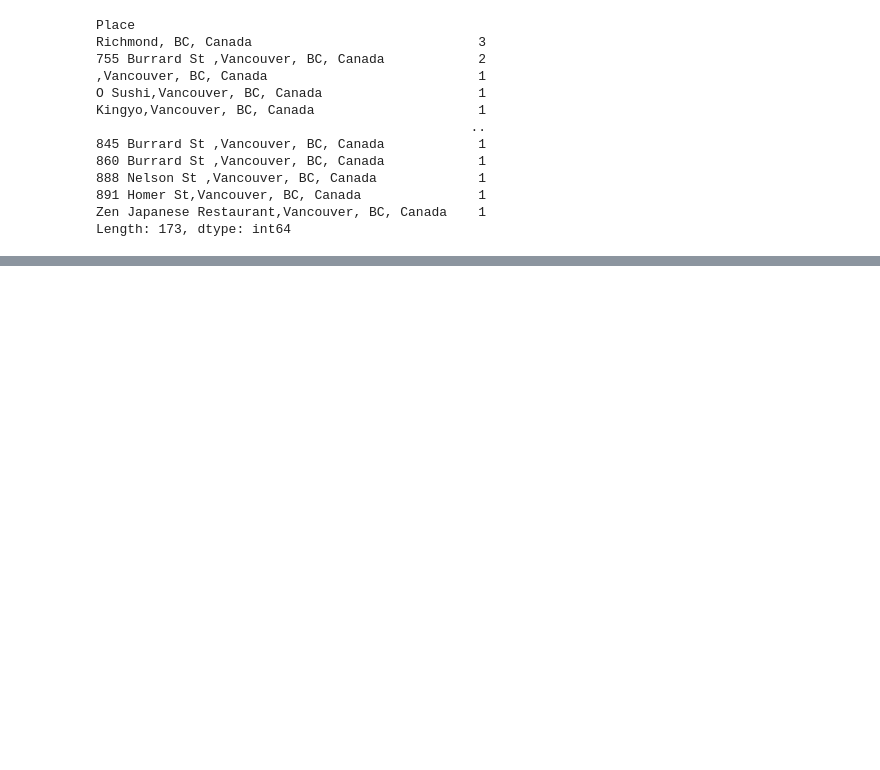
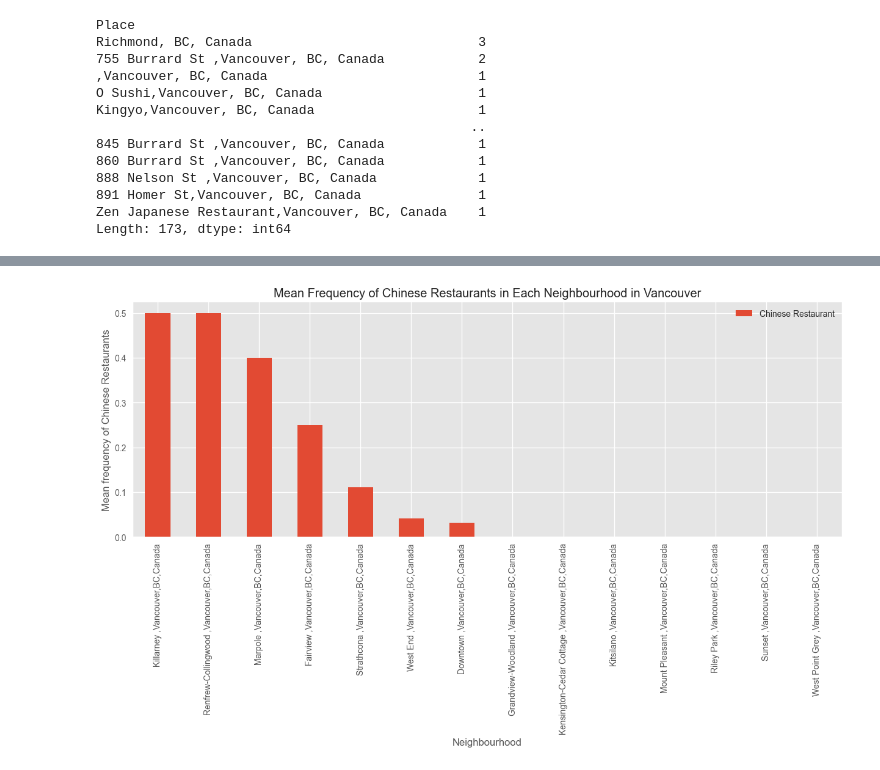
Before and after one commit to leanohl/BA_ClusteringofRestaurants, a Jupyter notebook: clusteringVancouver.ipynb, the cells around one changed output, grey strips where cells are left out. Saved outputs shown, nothing was run; the diff lists cells and outputs as text; code cells hidden in the pictures; blank space fills up the shorter version.

```diff
--- a/clusteringVancouver.ipynb
+++ b/clusteringVancouver.ipynb
@@ -694,0 +785,4 @@ map_Vancouver_rest
+# %%
+# 4 - split point column into latitude, longitude and altitude columns
+df_new_rest[['neighbourhood lat', 'neighbourhood long', 'neighbourhood altitude']] = pd.DataFrame(df_new_rest['point'].tolist(), index=df_new_rest.index)
+df_new_rest
@@ -694,0 +803,5 @@ map_Vancouver_rest
+# %%
+df_new_rest = df_new_rest.drop("location", axis=1)
+df_new_rest = df_new_rest.drop("point", axis=1)
+df_new_rest = df_new_rest.drop("neighbourhood altitude", axis=1)
+df_new_rest
@@ -694,0 +843,10 @@ map_Vancouver_rest
+# %%
+# one hot encoding
+vancouver_onehot = pd.get_dummies(df_new_rest[['Type of Cusine']], prefix='', prefix_sep='')
+
+# add neighbourhood to column back to data frame
+vancouver_onehot['Neighbourhood'] = df_new_rest['Neighbourhood']
+
+# move neighbourhood column to the first column
+vancouver_onehot = vancouver_onehot[ ['Neighbourhood'] + [ col for col in vancouver_onehot.columns if col != 'Neighbourhood']]
+vancouver_onehot
@@ -694,0 +867,4 @@ map_Vancouver_rest
+# %%
+vancouver_grouped = vancouver_onehot.groupby('Neighbourhood').mean().reset_index()
+vancouver_grouped = vancouver_grouped[['Neighbourhood', 'Chinese Restaurant']]
+vancouver_grouped.set_index('Neighbourhood', inplace=True)
@@ -694,0 +873,18 @@ map_Vancouver_rest
+# %%
+# sort by descending order
+vancouver_grouped.sort_values(by='Chinese Restaurant', ascending=False, inplace=True)
+
+%matplotlib inline
+import matplotlib as mpl
+import matplotlib.pyplot as plt
+
+mpl.style.use('ggplot')
+vancouver_grouped.plot(kind='bar', figsize=(15,5))
+
+plt.title('Mean Frequency of Chinese Restaurants in Each Neighbourhood in Vancouver')
+plt.xlabel('Neighbourhood')
+plt.ylabel('Mean frequency of Chinese Restaurants')
+
+plt.show()
+# %% [output]
+[figure, added]
```
Also changed, not shown: parts of 48 cells of this notebook, 1 other file.
